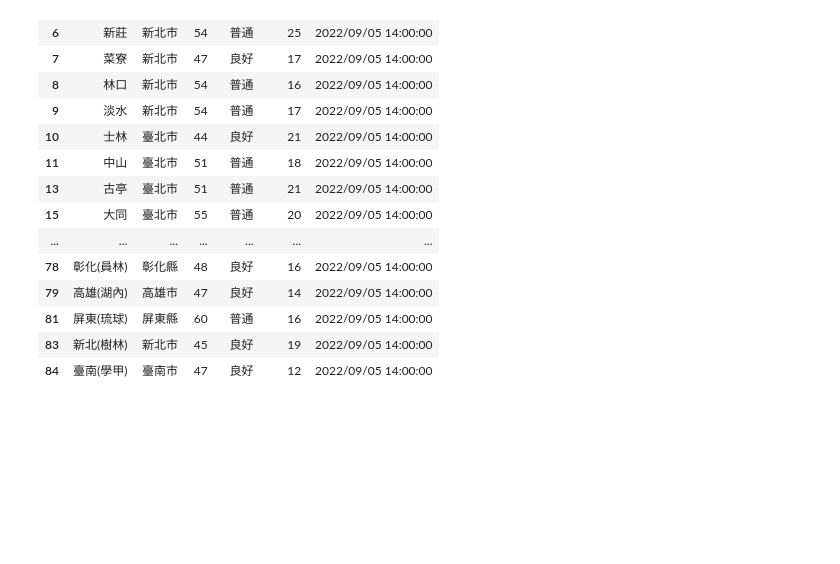
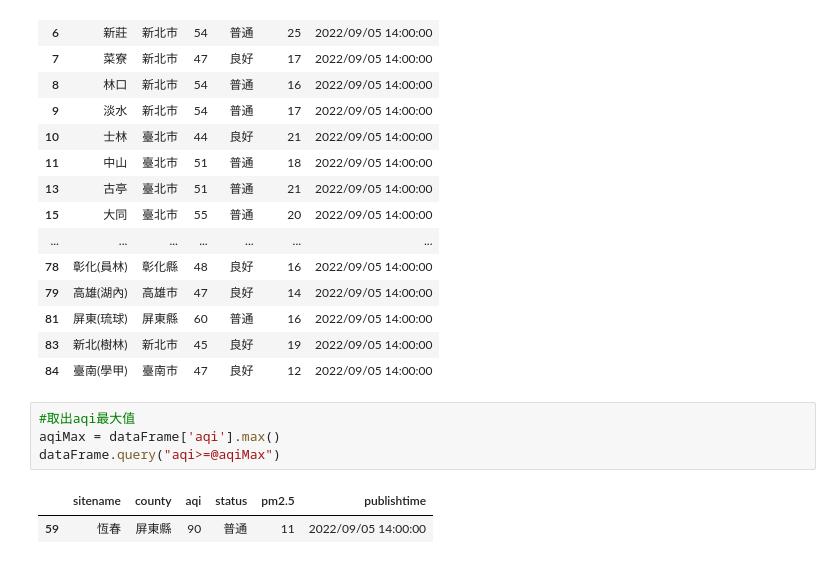
Before and after one commit to roberthsu2003/python, a Jupyter notebook: 上課用目錄/1108python應用基礎班/lesson12/learning2.ipynb, the cells around one changed output. Saved outputs shown, nothing was run; the diff lists cells and outputs as text; blank space fills up the shorter version.

```diff
--- a/上課用目錄/1108python應用基礎班/lesson12/learning2.ipynb
+++ b/上課用目錄/1108python應用基礎班/lesson12/learning2.ipynb
@@ -143,3 +143,10 @@ dataFrame.query("aqi>=44")
 | 81 | 屏東(琉球) | 屏東縣 | 60 | 普通 | 16 | 2022/09/05 14:00:00 |
 | 83 | 新北(樹林) | 新北市 | 45 | 良好 | 19 | 2022/09/05 14:00:00 |
 | 84 | 臺南(學甲) | 臺南市 | 47 | 良好 | 12 | 2022/09/05 14:00:00 |
+# %%
+#取出aqi最大值
+aqiMax = dataFrame['aqi'].max()
+dataFrame.query("aqi>=@aqiMax")
+# %% [output]
+|  | sitename | county | aqi | status | pm2.5 | publishtime |
+| 59 | 恆春 | 屏東縣 | 90 | 普通 | 11 | 2022/09/05 14:00:00 |
```
Also changed, not shown: parts of 1 cell of this notebook.
